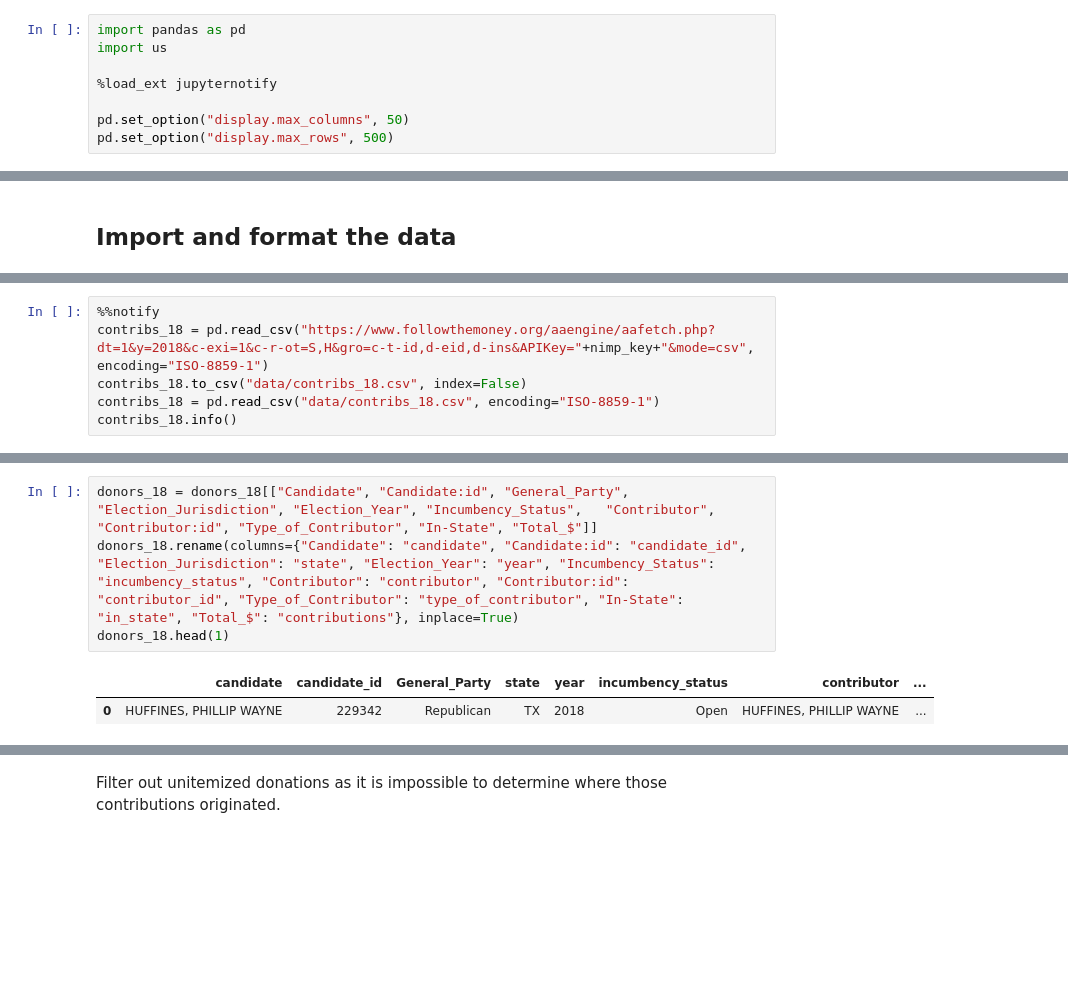
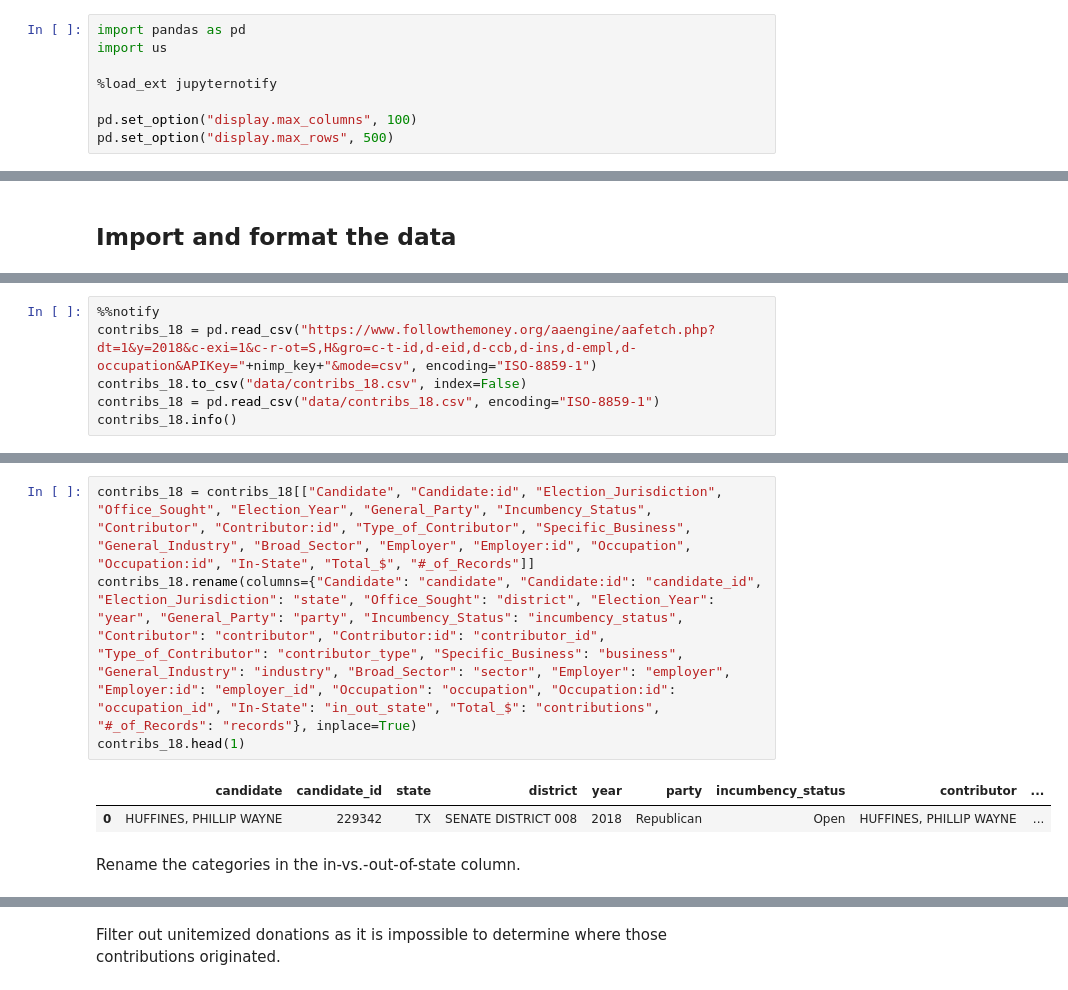
Before and after one commit to PublicI/out-of-state-contribs, a Jupyter notebook: out-of-state-contribs.ipynb, the cells around one changed output, grey strips where cells are left out. Cells and saved outputs as stored; diff of their text form; blank space fills up the shorter version.

```diff
--- a/out-of-state-contribs.ipynb
+++ b/out-of-state-contribs.ipynb
@@ -6,6 +6,6 @@ import us
 
 %load_ext jupyternotify
 
-pd.set_option("display.max_columns", 50)
+pd.set_option("display.max_columns", 100)
 pd.set_option("display.max_rows", 500)
 # %% [output]
@@ -26,6 +25,6 @@ census_key = open("census_api_key.txt", "r").readline()
 # %%
 %%notify
-contribs_18 = pd.read_csv("https://www.followthemoney.org/aaengine/aafetch.php?dt=1&y=2018&c-exi=1&c-r-ot=S,H&gro=c-t-id,d-eid,d-ins&APIKey="+nimp_key+"&mode=csv", encoding="ISO-8859-1")
+contribs_18 = pd.read_csv("https://www.followthemoney.org/aaengine/aafetch.php?dt=1&y=2018&c-exi=1&c-r-ot=S,H&gro=c-t-id,d-eid,d-ccb,d-ins,d-empl,d-occupation&APIKey="+nimp_key+"&mode=csv", encoding="ISO-8859-1")
 contribs_18.to_csv("data/contribs_18.csv", index=False)
 contribs_18 = pd.read_csv("data/contribs_18.csv", encoding="ISO-8859-1")
 contribs_18.info()
@@ -56,7 +55,9 @@ contribs_18.head(1)
 # %%
-donors_18 = donors_18[["Candidate", "Candidate:id", "General_Party", "Election_Jurisdiction", "Election_Year", "Incumbency_Status",   "Contributor", "Contributor:id", "Type_of_Contributor", "In-State", "Total_$"]]
-donors_18.rename(columns={"Candidate": "candidate", "Candidate:id": "candidate_id", "Election_Jurisdiction": "state", "Election_Year": "year", "Incumbency_Status": "incumbency_status", "Contributor": "contributor", "Contributor:id": "contributor_id", "Type_of_Contributor": "type_of_contributor", "In-State": "in_state", "Total_$": "contributions"}, inplace=True)
-donors_18.head(1)
+contribs_18 = contribs_18[["Candidate", "Candidate:id", "Election_Jurisdiction", "Office_Sought", "Election_Year", "General_Party", "Incumbency_Status", "Contributor", "Contributor:id", "Type_of_Contributor", "Specific_Business", "General_Industry", "Broad_Sector", "Employer", "Employer:id", "Occupation", "Occupation:id", "In-State", "Total_$", "#_of_Records"]]
+contribs_18.rename(columns={"Candidate": "candidate", "Candidate:id": "candidate_id", "Election_Jurisdiction": "state", "Office_Sought": "district", "Election_Year": "year", "General_Party": "party", "Incumbency_Status": "incumbency_status", "Contributor": "contributor", "Contributor:id": "contributor_id", "Type_of_Contributor": "contributor_type", "Specific_Business": "business", "General_Industry": "industry", "Broad_Sector": "sector", "Employer": "employer", "Employer:id": "employer_id", "Occupation": "occupation", "Occupation:id": "occupation_id", "In-State": "in_out_state", "Total_$": "contributions", "#_of_Records": "records"}, inplace=True)
+contribs_18.head(1)
 # %% [output]
-|  | candidate | candidate_id | General_Party | state | year | incumbency_status | contributor | ... |
-| 0 | HUFFINES, PHILLIP WAYNE | 229342 | Republican | TX | 2018 | Open | HUFFINES, PHILLIP WAYNE | ... |
+|  | candidate | candidate_id | state | district | year | party | incumbency_status | contributor | ... |
+| 0 | HUFFINES, PHILLIP WAYNE | 229342 | TX | SENATE DISTRICT 008 | 2018 | Republican | Open | HUFFINES, PHILLIP WAYNE | ... |
+# %% [markdown]
+Rename the categories in the in-vs.-out-of-state column.
```
Also changed, not shown: parts of 49 cells of this notebook.
